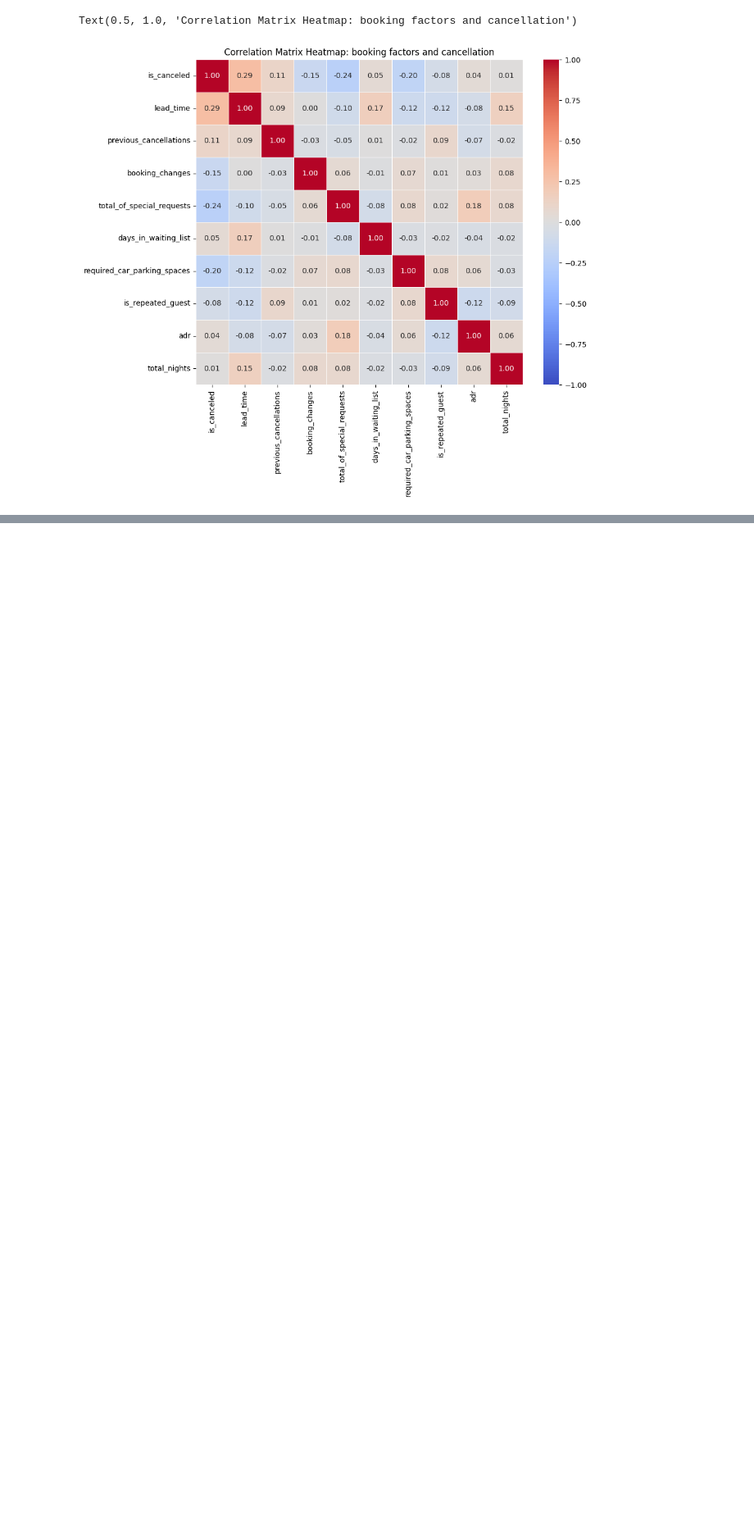
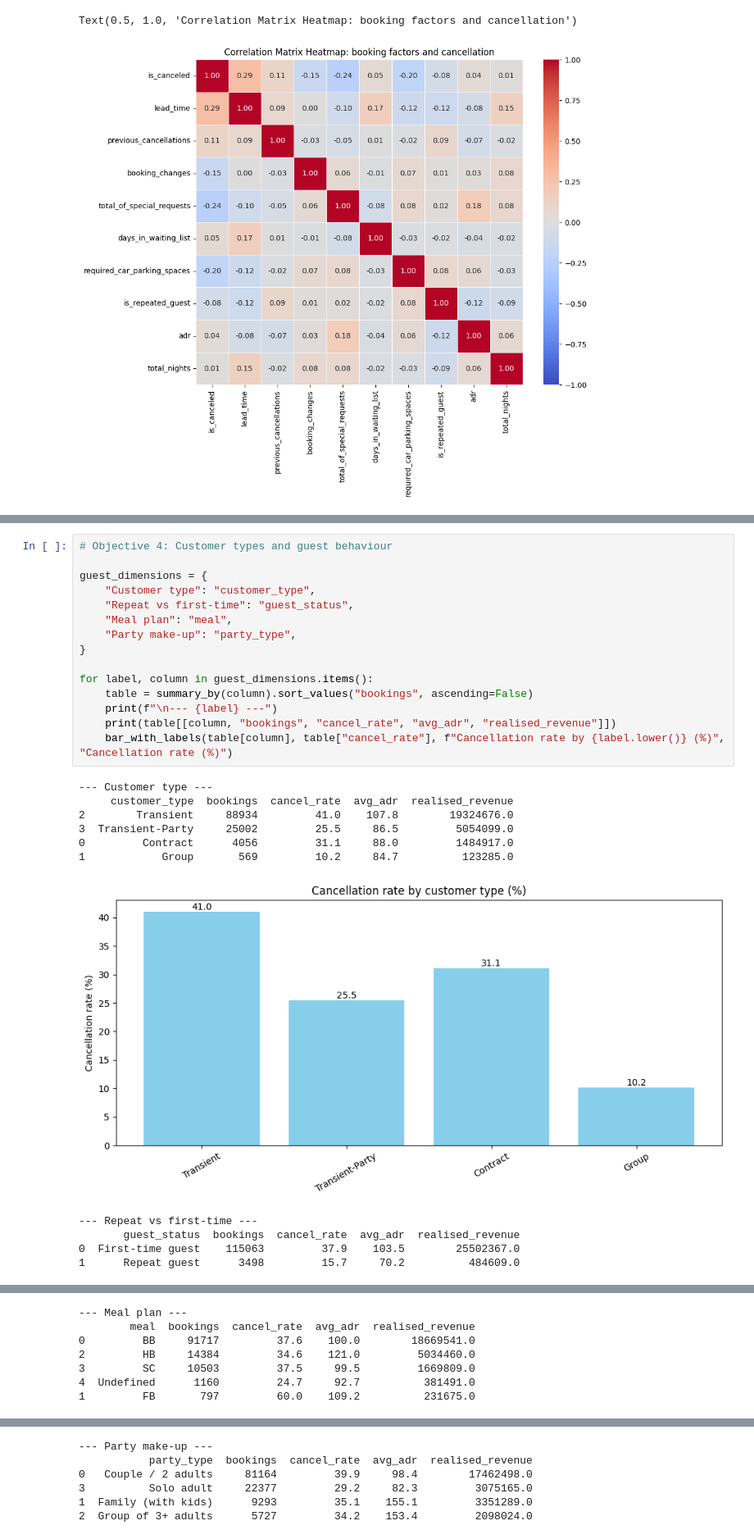
Before and after one commit to atticusptp-cloud/CAPSTONE, a Jupyter notebook: capstone_analysis.ipynb, the cells around one changed output, grey strips where cells are left out. Shown at 82% size. Saved outputs shown, nothing was run; the diff lists cells and outputs as text; blank space fills up the shorter version.

```diff
--- a/capstone_analysis.ipynb
+++ b/capstone_analysis.ipynb
@@ -511,0 +623,27 @@ Text(0.5, 1.0, 'Correlation Matrix Heatmap: booking factors and cancellation')
+# %%
+# Objective 4: Customer types and guest behaviour
+
+guest_dimensions = {
+    "Customer type": "customer_type",
+    "Repeat vs first-time": "guest_status",
+    "Meal plan": "meal",
+    "Party make-up": "party_type",
+}
+
+for label, column in guest_dimensions.items():
+    table = summary_by(column).sort_values("bookings", ascending=False)
+    print(f"\n--- {label} ---")
+    print(table[[column, "bookings", "cancel_rate", "avg_adr", "realised_revenue"]])
+    bar_with_labels(table[column], table["cancel_rate"], f"Cancellation rate by {label.lower()} (%)", "Cancellation rate (%)")
+# %% [output]
+--- Customer type ---
+     customer_type  bookings  cancel_rate  avg_adr  realised_revenue
+2        Transient     88934         41.0    107.8        19324676.0
+3  Transient-Party     25002         25.5     86.5         5054099.0
+0         Contract      4056         31.1     88.0         1484917.0
+1            Group       569         10.2     84.7          123285.0
+[figure, added]
+--- Repeat vs first-time ---
+       guest_status  bookings  cancel_rate  avg_adr  realised_revenue
+0  First-time guest    115063         37.9    103.5        25502367.0
+1      Repeat guest      3498         15.7     70.2          484609.0
@@ -511,0 +651,7 @@ Text(0.5, 1.0, 'Correlation Matrix Heatmap: booking factors and cancellation')
+--- Meal plan ---
+        meal  bookings  cancel_rate  avg_adr  realised_revenue
+0         BB     91717         37.6    100.0        18669541.0
+2         HB     14384         34.6    121.0         5034460.0
+3         SC     10503         37.5     99.5         1669809.0
+4  Undefined      1160         24.7     92.7          381491.0
+1         FB       797         60.0    109.2          231675.0
@@ -511,0 +659,6 @@ Text(0.5, 1.0, 'Correlation Matrix Heatmap: booking factors and cancellation')
+--- Party make-up ---
+           party_type  bookings  cancel_rate  avg_adr  realised_revenue
+0   Couple / 2 adults     81164         39.9     98.4        17462498.0
+3          Solo adult     22377         29.2     82.3         3075165.0
+1  Family (with kids)      9293         35.1    155.1         3351289.0
+2  Group of 3+ adults      5727         34.2    153.4         2098024.0
```
Also changed, not shown: parts of 11 cells of this notebook.
